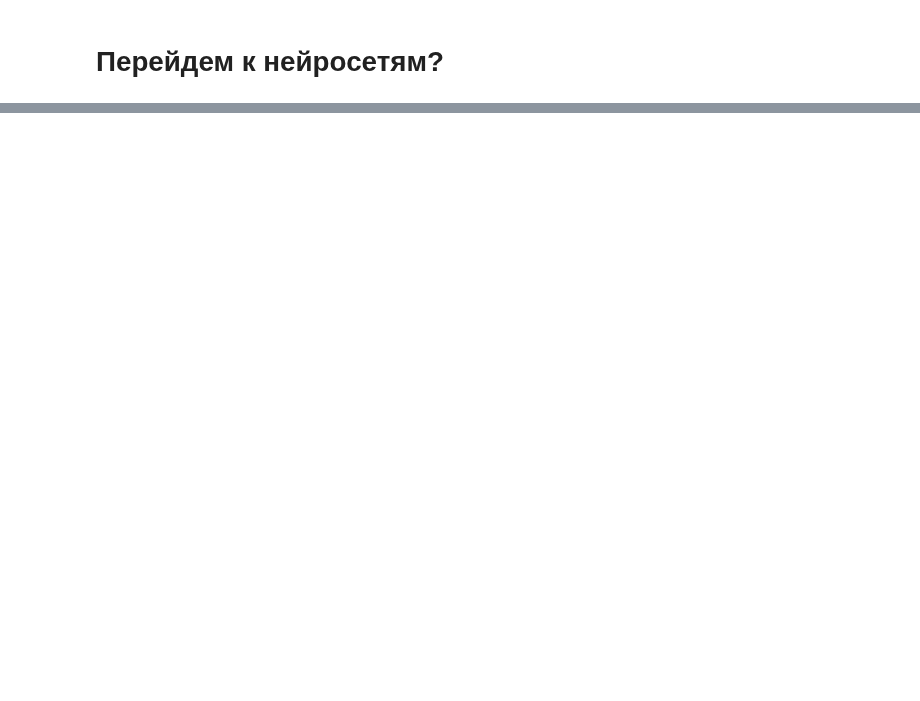
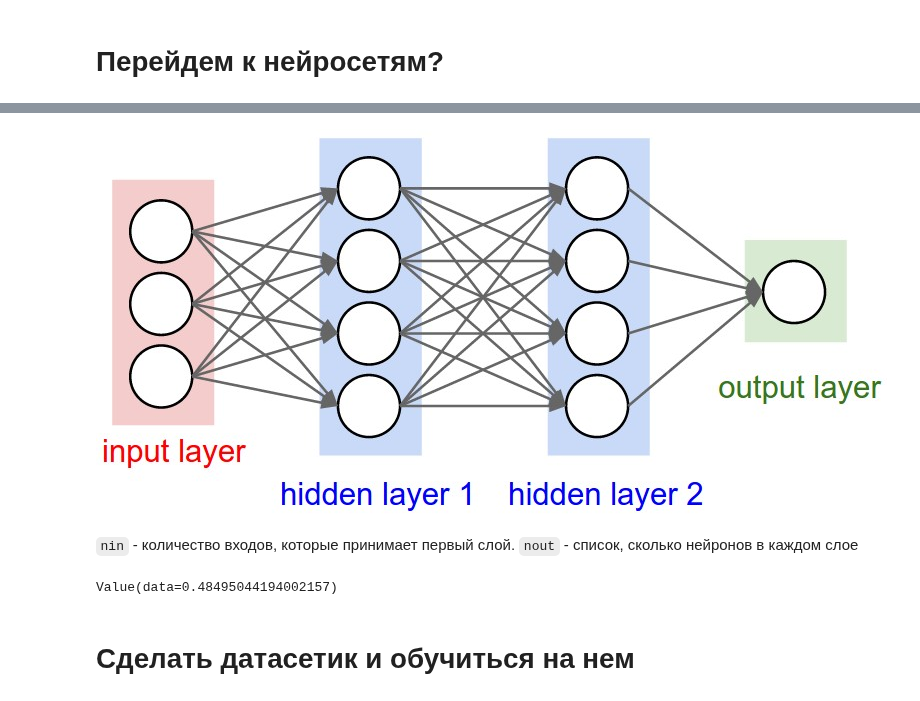
Before and after one commit to kokamido/ml2023, a Jupyter notebook: 08-NN/1-Backprop2.ipynb, the cells around one changed output, grey strips where cells are left out. Cells and saved outputs as stored; diff of their text form; code cells hidden in the pictures; blank space fills up the shorter version.

```diff
--- a/08-NN/1-Backprop2.ipynb
+++ b/08-NN/1-Backprop2.ipynb
@@ -585,0 +597,7 @@ draw_dot(L)
+# %%
+Image("images/mlp.png")
+# %% [output]
+[figure, added]
+# %% [markdown]
+`nin` - количество входов, которые принимает первый слой.
+`nout` - список, сколько нейронов в каждом слое
@@ -585,0 +617,9 @@ draw_dot(L)
+# %%
+# реализуем картинку выше
+n = MLP(3, [4, 4, 1])
+x = [2, 3, 4]
+n(x)
+# %% [output]
+Value(data=0.48495044194002157)
+# %% [markdown]
+# Сделать датасетик и обучиться на нем
```
Also changed, not shown: parts of 35 cells of this notebook, 4 other files.
